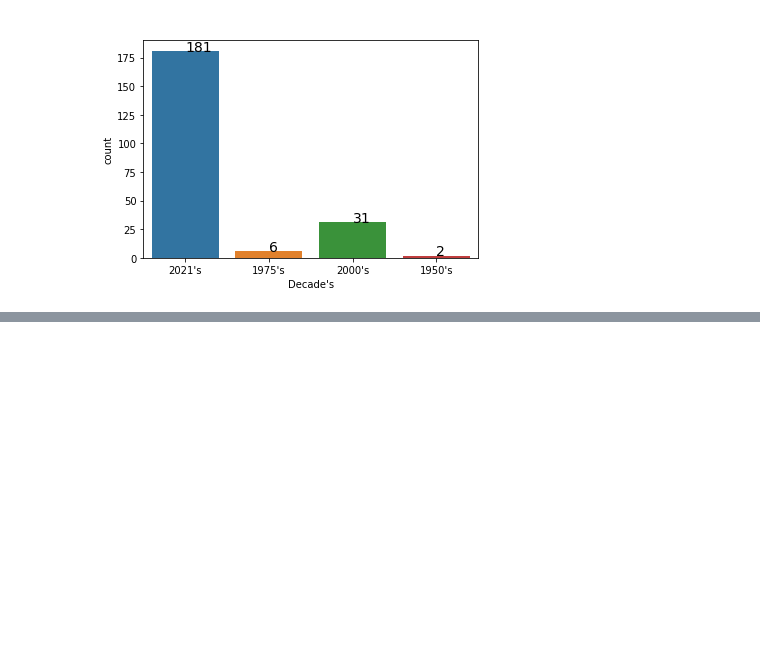
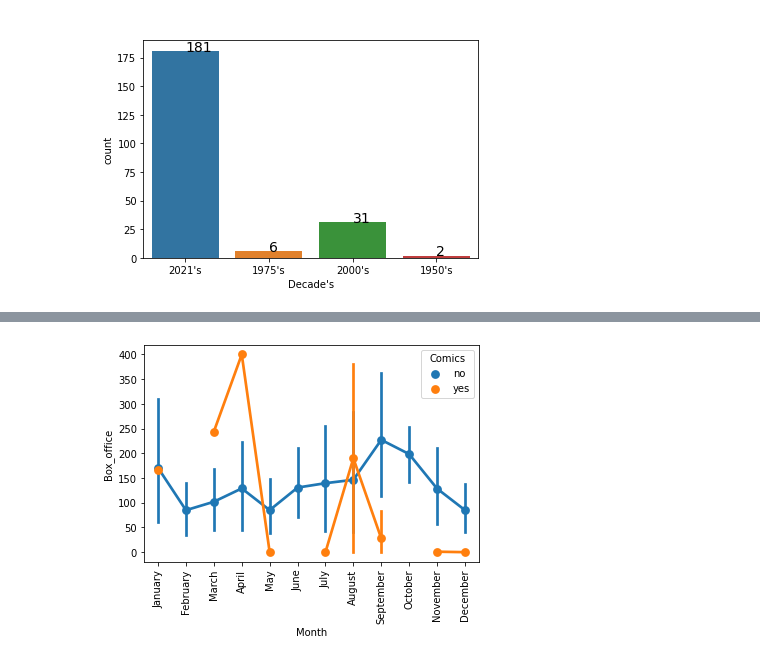
Before and after one commit to ShakilM26/PMDB, a Jupyter notebook: PMDB.ipynb, the cells around one changed output, grey strips where cells are left out. Cells and saved outputs as stored; diff of their text form; code cells hidden in the pictures; blank space fills up the shorter version.

```diff
--- a/PMDB.ipynb
+++ b/PMDB.ipynb
@@ -624,0 +728,8 @@ Name: Month, dtype: int64
+# %%
+# It just unnecessary
+sns.pointplot(x='Month',
+y='Box_office', data=df, hue='Comics')
+plt.xticks(rotation=90)
+plt.show()
+# %% [output]
+[figure, added]
```
Also changed, not shown: parts of 36 cells of this notebook.
